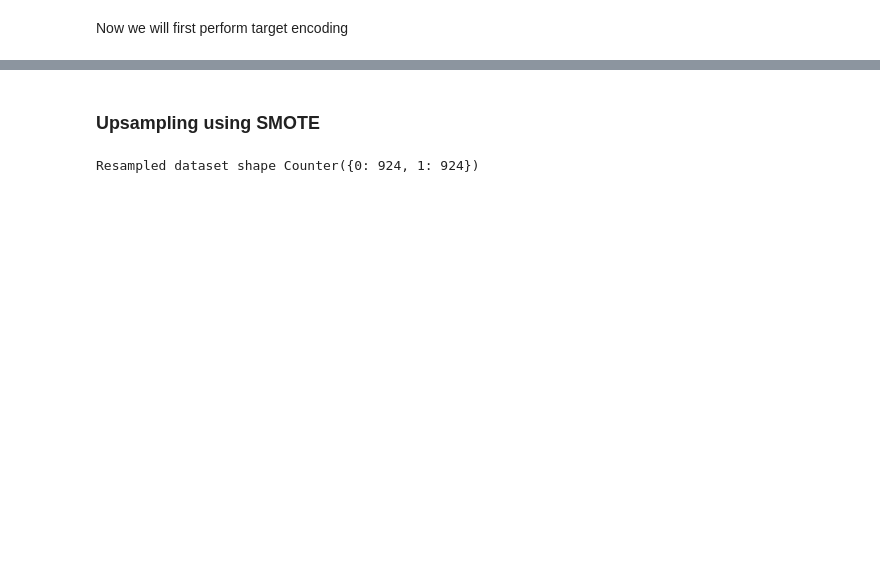
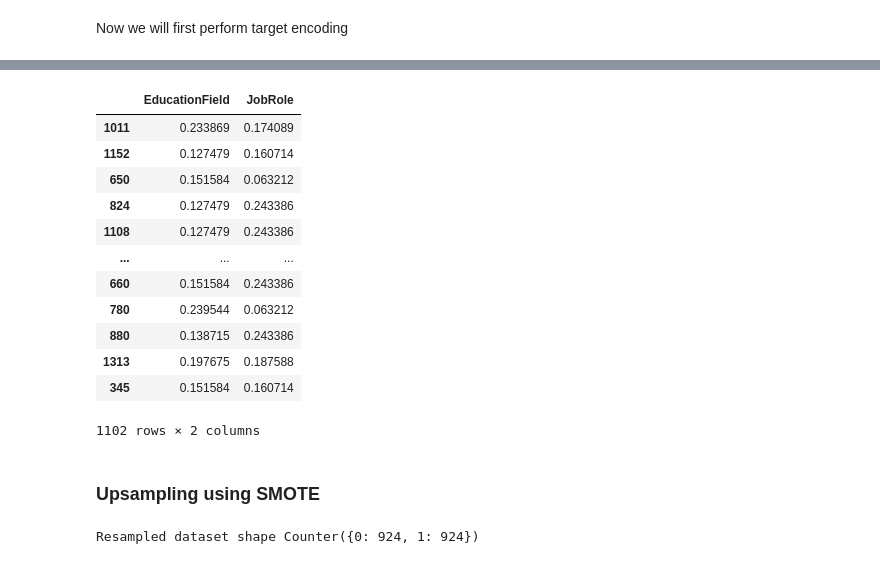
Before and after one commit to Dev-ERAK/DSML-Notes, a Jupyter notebook: M-15 ML-Supervised Algorithms/03 ML Decision Trees-1/PostRead_DecisionTree_1_Usecase_Intro.ipynb, the cells around one changed output, grey strips where cells are left out. Cells and saved outputs as stored; diff of their text form; code cells hidden in the pictures; blank space fills up the shorter version.

```diff
--- a/M-15 ML-Supervised Algorithms/03 ML Decision Trees-1/PostRead_DecisionTree_1_Usecase_Intro.ipynb
+++ b/M-15 ML-Supervised Algorithms/03 ML Decision Trees-1/PostRead_DecisionTree_1_Usecase_Intro.ipynb
@@ -335,6 +403,22 @@ import category_encoders as ce
 ce_target = ce.TargetEncoder(cols = ['EducationField', 'JobRole'])
 X_train = ce_target.fit_transform(X_train, y_train)
 X_test = ce_target.transform(X_test)
+# %%
+X_train[["EducationField", "JobRole"]]
+# %% [output]
+|  | EducationField | JobRole |
+| 1011 | 0.233869 | 0.174089 |
+| 1152 | 0.127479 | 0.160714 |
+| 650 | 0.151584 | 0.063212 |
+| 824 | 0.127479 | 0.243386 |
+| 1108 | 0.127479 | 0.243386 |
+| ... | ... | ... |
+| 660 | 0.151584 | 0.243386 |
+| 780 | 0.239544 | 0.063212 |
+| 880 | 0.138715 | 0.243386 |
+| 1313 | 0.197675 | 0.187588 |
+| 345 | 0.151584 | 0.160714 |
+1102 rows × 2 columns
 # %% [markdown]
 ### Upsampling using SMOTE
 # %%
```
Also changed, not shown: parts of 13 cells of this notebook, 7 other files.
